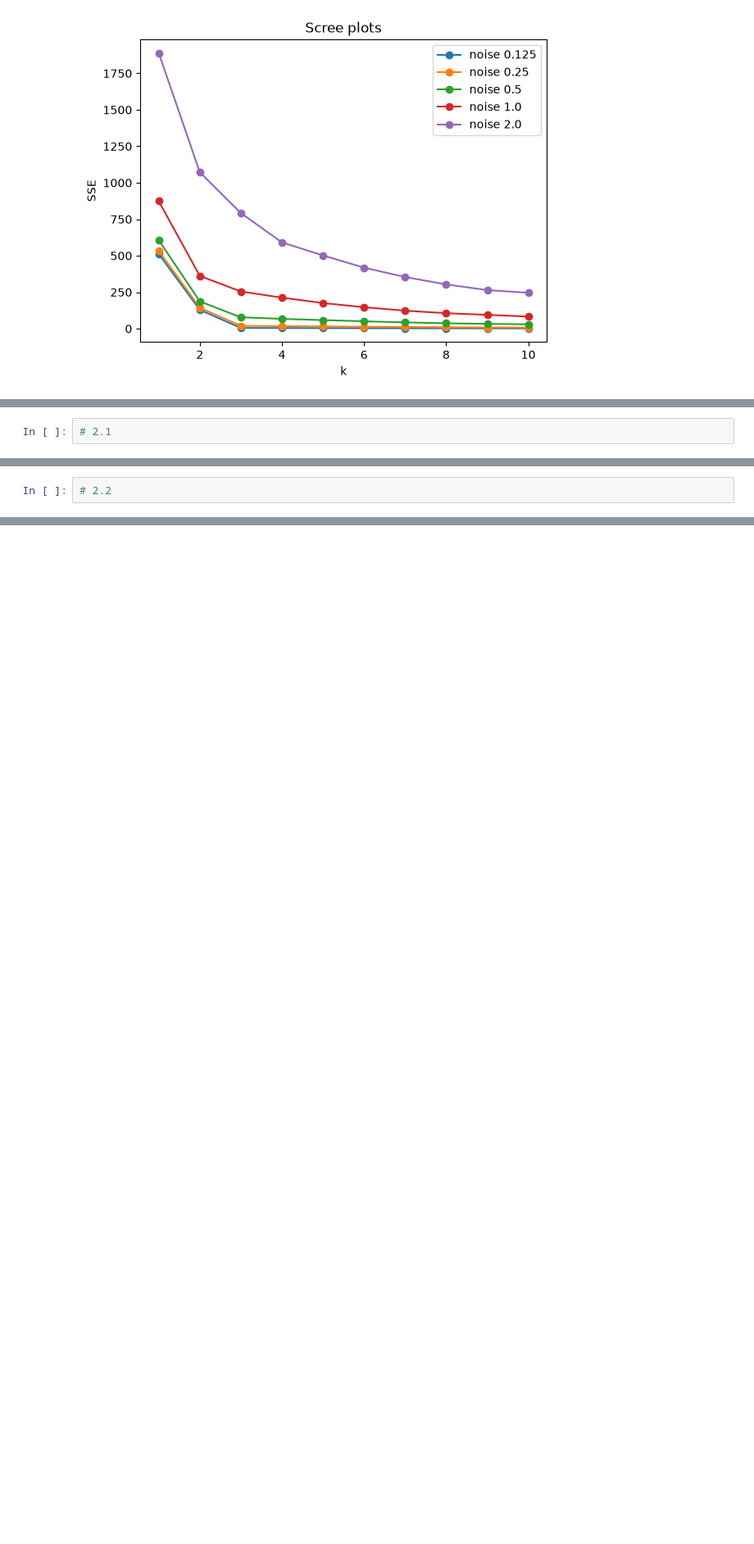
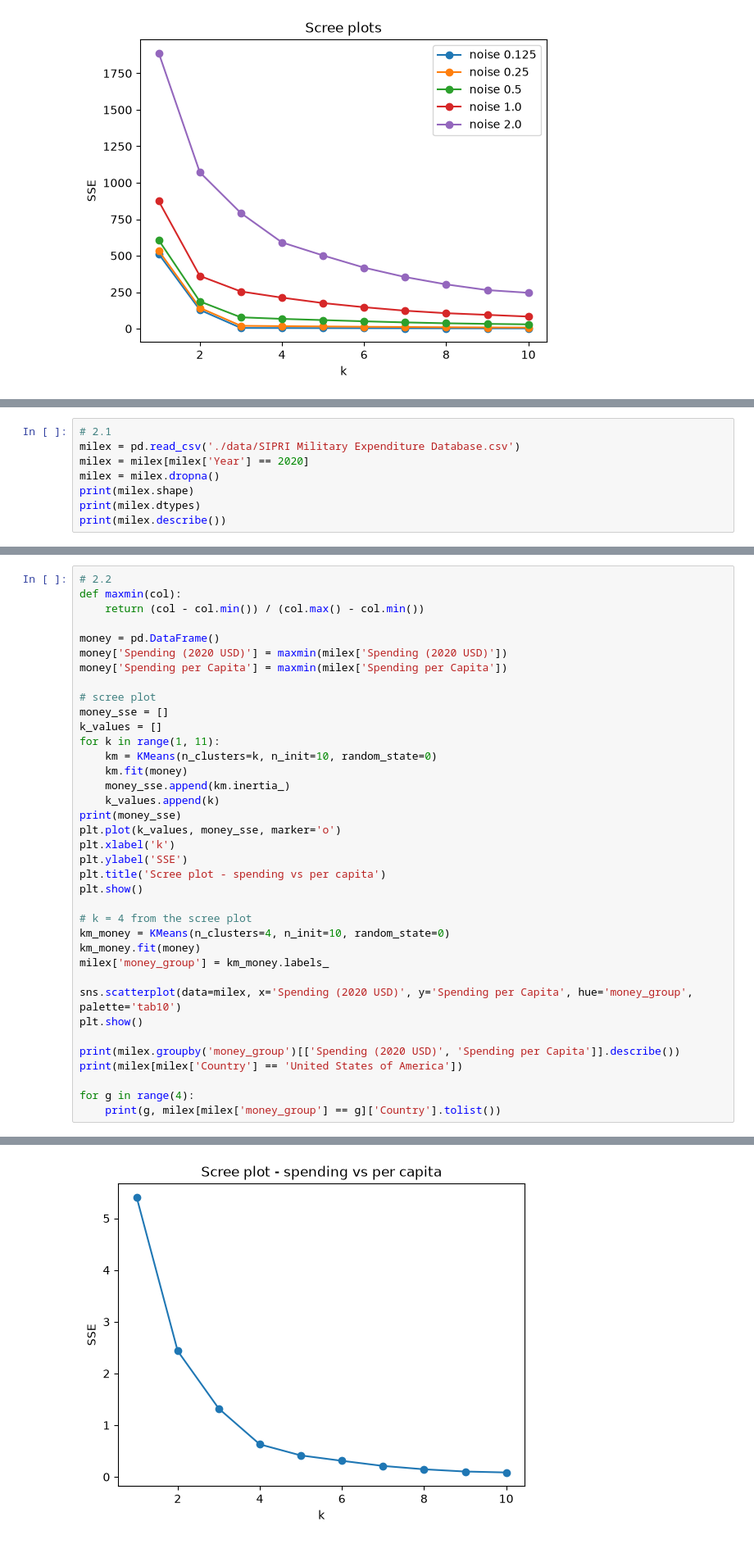
Before and after one commit to kph4br/A04-clustering, a Jupyter notebook: notebook.ipynb, the cells around one changed output, grey strips where cells are left out. Shown at 82% size. Saved outputs shown, nothing was run; the diff lists cells and outputs as text; blank space fills up the shorter version.

```diff
--- a/notebook.ipynb
+++ b/notebook.ipynb
@@ -163,2 +182,8 @@ noise 2.0
 # %%
 # 2.1
+milex = pd.read_csv('./data/SIPRI Military Expenditure Database.csv')
+milex = milex[milex['Year'] == 2020]
+milex = milex.dropna()
+print(milex.shape)
+print(milex.dtypes)
+print(milex.describe())
@@ -165,2 +212,38 @@ noise 2.0
 # %%
 # 2.2
+def maxmin(col):
+    return (col - col.min()) / (col.max() - col.min())
+
+money = pd.DataFrame()
+money['Spending (2020 USD)'] = maxmin(milex['Spending (2020 USD)'])
+money['Spending per Capita'] = maxmin(milex['Spending per Capita'])
+
+# scree plot
+money_sse = []
+k_values = []
+for k in range(1, 11):
+    km = KMeans(n_clusters=k, n_init=10, random_state=0)
+    km.fit(money)
+    money_sse.append(km.inertia_)
+    k_values.append(k)
+print(money_sse)
+plt.plot(k_values, money_sse, marker='o')
+plt.xlabel('k')
+plt.ylabel('SSE')
+plt.title('Scree plot - spending vs per capita')
+plt.show()
+
+# k = 4 from the scree plot
+km_money = KMeans(n_clusters=4, n_init=10, random_state=0)
+km_money.fit(money)
+milex['money_group'] = km_money.labels_
+
+sns.scatterplot(data=milex, x='Spending (2020 USD)', y='Spending per Capita', hue='money_group', palette='tab10')
+plt.show()
+
+print(milex.groupby('money_group')[['Spending (2020 USD)', 'Spending per Capita']].describe())
+print(milex[milex['Country'] == 'United States of America'])
+
+for g in range(4):
+    print(g, milex[milex['money_group'] == g]['Country'].tolist())
+# %% [output]
@@ -166,0 +251 @@ noise 2.0
+[figure, added]
```
Also changed, not shown: parts of 16 cells of this notebook.
